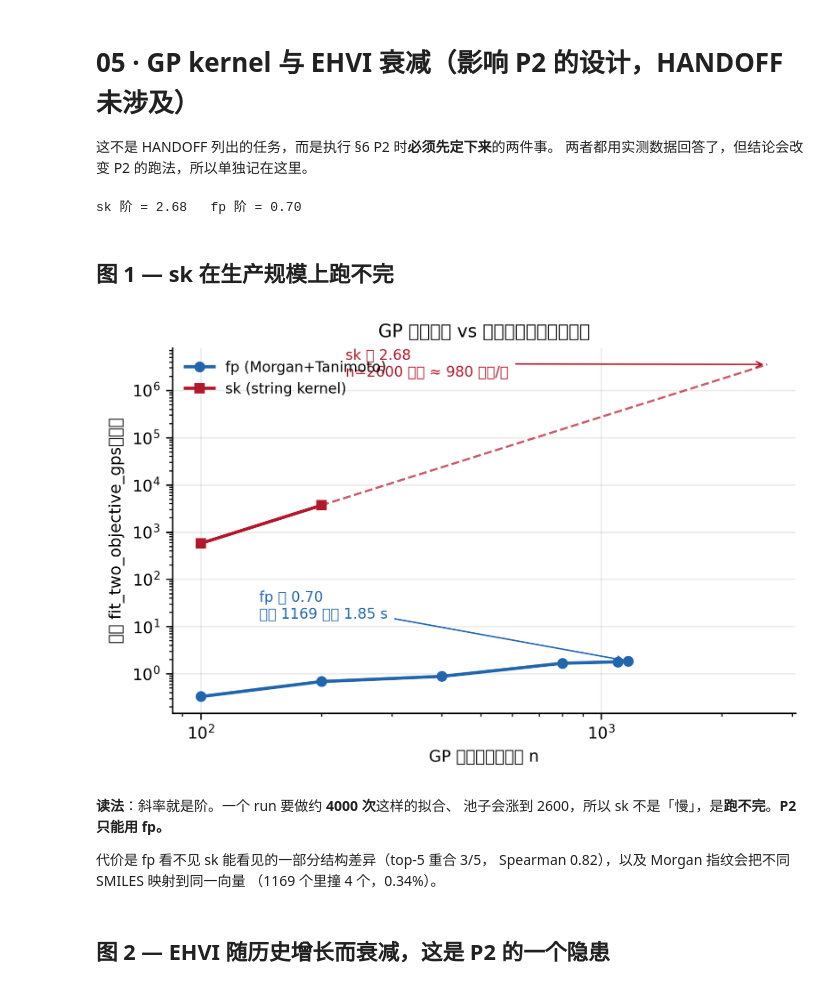
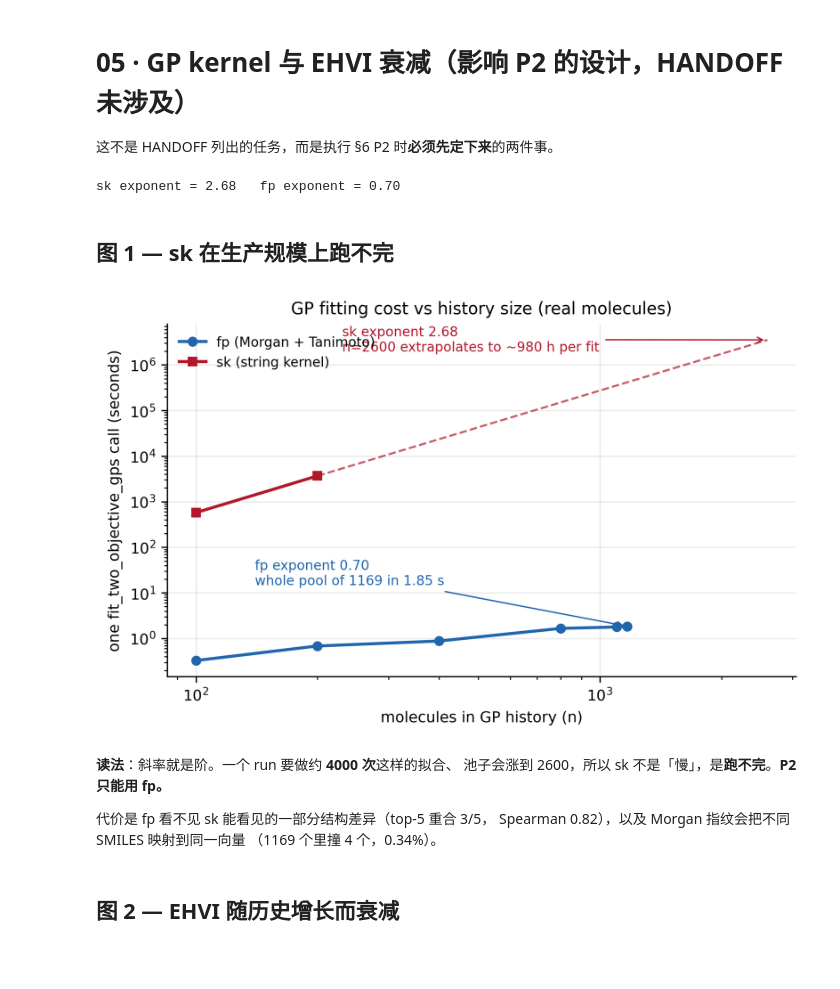
Before and after one commit to KangOxford/Large-Discovery-Models, a Jupyter notebook: rl/slime_launch/handoff_notebooks/05_gp_kernel_and_ehvi_decay.ipynb, the cells around one changed output. Drawn from its saved outputs; the diff is of its cells as text; code cells hidden in the pictures; blank space fills up the shorter version.

```diff
--- a/rl/slime_launch/handoff_notebooks/05_gp_kernel_and_ehvi_decay.ipynb
+++ b/rl/slime_launch/handoff_notebooks/05_gp_kernel_and_ehvi_decay.ipynb
@@ -2,7 +2,6 @@
 # 05 · GP kernel 与 EHVI 衰减（影响 P2 的设计，HANDOFF 未涉及）
 
 这不是 HANDOFF 列出的任务，而是执行 §6 P2 时**必须先定下来**的两件事。
-两者都用实测数据回答了，但结论会改变 P2 的跑法，所以单独记在这里。
 # %%
 %matplotlib inline
 import json, warnings
@@ -21,34 +20,36 @@ R = Path("/lus/lfs1aip2/projects/public/u6gb/tasks/large-discovery-model/ldm_rl/
 def load(name): return json.loads((R / name).read_text())
 
 fp = load("gp_real_curve_fp.json")
-sk = [(100, 573.77), (200, 3671.12)]     # 同一次运行内的两点
+sk = [(100, 573.77), (200, 3671.12)]     # two points from one run
 a_sk = np.log(sk[1][1]/sk[0][1]) / np.log(sk[1][0]/sk[0][0])
 fx = [d["n"] for d in fp if d["n"] >= 100]; fy = [d["seconds"] for d in fp if d["n"] >= 100]
 a_fp = np.log(fy[-1]/fy[0]) / np.log(fx[-1]/fx[0])
-print(f"sk 阶 = {a_sk:.2f}   fp 阶 = {a_fp:.2f}")
+print(f"sk exponent = {a_sk:.2f}   fp exponent = {a_fp:.2f}")
 # %% [output]
-sk 阶 = 2.68   fp 阶 = 0.70
+sk exponent = 2.68   fp exponent = 0.70
 # %% [markdown]
 ## 图 1 — sk 在生产规模上跑不完
 # %%
-fig, ax = plt.subplots(figsize=(5.6, 3.7))
-ax.loglog(fx, fy, "o-", color="#2166ac", lw=1.8, ms=5, label="fp (Morgan+Tanimoto)")
+fig, ax = plt.subplots(figsize=(6.0, 3.8))
+ax.loglog(fx, fy, "o-", color="#2166ac", lw=1.8, ms=5, label="fp (Morgan + Tanimoto)")
 ax.loglog([p[0] for p in sk], [p[1] for p in sk], "s-", color="#b2182b", lw=1.8, ms=5,
           label="sk (string kernel)")
 xe = np.array([200, 400, 800, 1500, 2600])
 ax.loglog(xe, sk[1][1]*(xe/200)**a_sk, "--", color="#b2182b", lw=1.2, alpha=.7)
-ax.annotate(f"sk 阶 {a_sk:.2f}\nn=2600 外推 ≈ {sk[1][1]*(2600/200)**a_sk/3600:.0f} 小时/次",
+ax.annotate(f"sk exponent {a_sk:.2f}\nn=2600 extrapolates to "
+            f"~{sk[1][1]*(2600/200)**a_sk/3600:.0f} h per fit",
             xy=(2600, sk[1][1]*(2600/200)**a_sk), xytext=(230, 2e6), fontsize=8,
             color="#b2182b", arrowprops=dict(arrowstyle="->", lw=.8, color="#b2182b"))
-ax.annotate(f"fp 阶 {a_fp:.2f}\n全池 1169 只要 {fy[-1]:.2f} s",
+ax.annotate(f"fp exponent {a_fp:.2f}\nwhole pool of 1169 in {fy[-1]:.2f} s",
             xy=(1169, fy[-1]), xytext=(140, 15), fontsize=8, color="#2166ac",
             arrowprops=dict(arrowstyle="->", lw=.8, color="#2166ac"))
-ax.set_xlabel("GP 历史里的分子数 n"); ax.set_ylabel("一次 fit_two_objective_gps（秒）")
-ax.set_title("GP 拟合成本 vs 池子大小（真实分子）", fontsize=10)
+ax.set_xlabel("molecules in GP history (n)")
+ax.set_ylabel("one fit_two_objective_gps call (seconds)")
+ax.set_title("GP fitting cost vs history size (real molecules)", fontsize=10)
 ax.legend(frameon=False, fontsize=8, loc="upper left")
 plt.tight_layout(); plt.show()
 # %% [output]
-[figure, old version]
+[figure, new version]
 # %% [markdown]
 **读法**：斜率就是阶。一个 run 要做约 **4000 次**这样的拟合、
 池子会涨到 2600，所以 sk 不是「慢」，是**跑不完**。**P2 只能用 fp。**
@@ -57,7 +58,7 @@ plt.tight_layout(); plt.show()
 Spearman 0.82），以及 Morgan 指纹会把不同 SMILES 映射到同一向量
 （1169 个里撞 4 个，0.34%）。
 # %% [markdown]
-## 图 2 — EHVI 随历史增长而衰减，这是 P2 的一个隐患
+## 图 2 — EHVI 随历史增长而衰减
 # %%
 e = load("ehvi_vs_history.json")["points"]
 n = [p["n_history"] for p in e]; med = [p["median"] for p in e]
```
Also changed, not shown: parts of 2 cells of this notebook, 8 other files.
